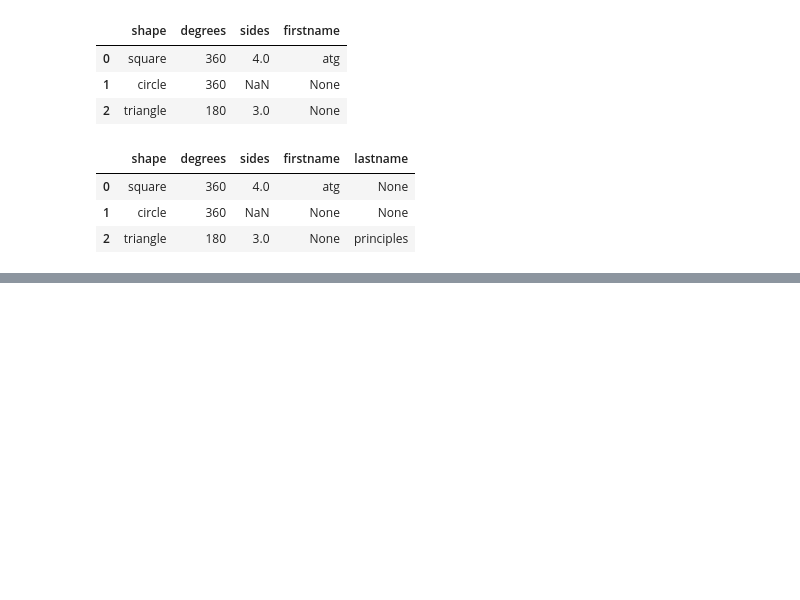
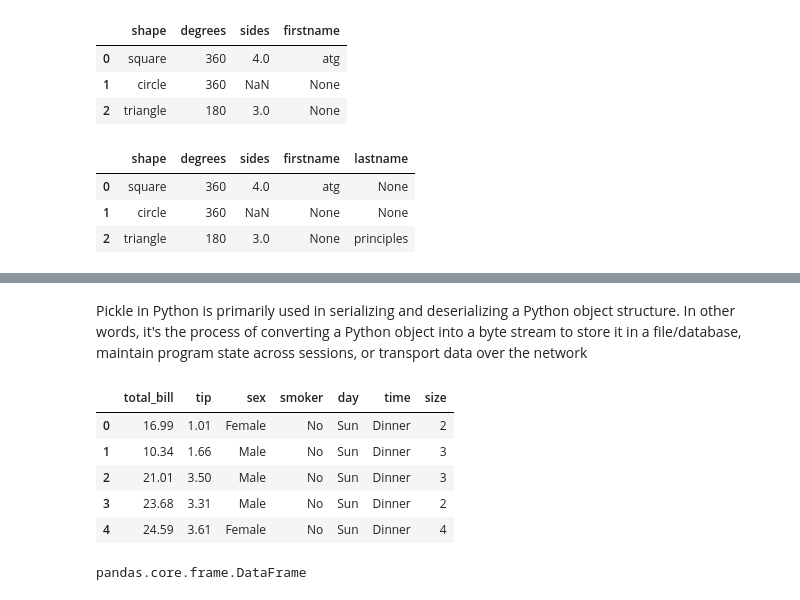
Before and after one commit to Ayutmg01/python-tutorials-, a Jupyter notebook: python tutorials 2.0.ipynb, the cells around one changed output, grey strips where cells are left out. Drawn from its saved outputs; the diff is of its cells as text; code cells hidden in the pictures; blank space fills up the shorter version.

```diff
--- a/python tutorials 2.0.ipynb
+++ b/python tutorials 2.0.ipynb
@@ -619,0 +624,2 @@ df.to_xml('test.xml')
+# %% [markdown]
+Pickle in Python is primarily used in serializing and deserializing a Python object structure. In other words, it's the process of converting a Python object into a byte stream to store it in a file/database, maintain program state across sessions, or transport data over the network
@@ -619,0 +628,11 @@ df.to_xml('test.xml')
+# %%
+df=sns.load_dataset('tips')
+# %%
+df.head()
+# %% [output]
+|  | total_bill | tip | sex | smoker | day | time | size |
+| 0 | 16.99 | 1.01 | Female | No | Sun | Dinner | 2 |
+| 1 | 10.34 | 1.66 | Male | No | Sun | Dinner | 3 |
+| 2 | 21.01 | 3.50 | Male | No | Sun | Dinner | 3 |
+| 3 | 23.68 | 3.31 | Male | No | Sun | Dinner | 2 |
+| 4 | 24.59 | 3.61 | Female | No | Sun | Dinner | 4 |
@@ -619,0 +649,4 @@ df.to_xml('test.xml')
+# %%
+type(df)
+# %% [output]
+pandas.core.frame.DataFrame
```
Also changed, not shown: parts of 11 cells of this notebook.
